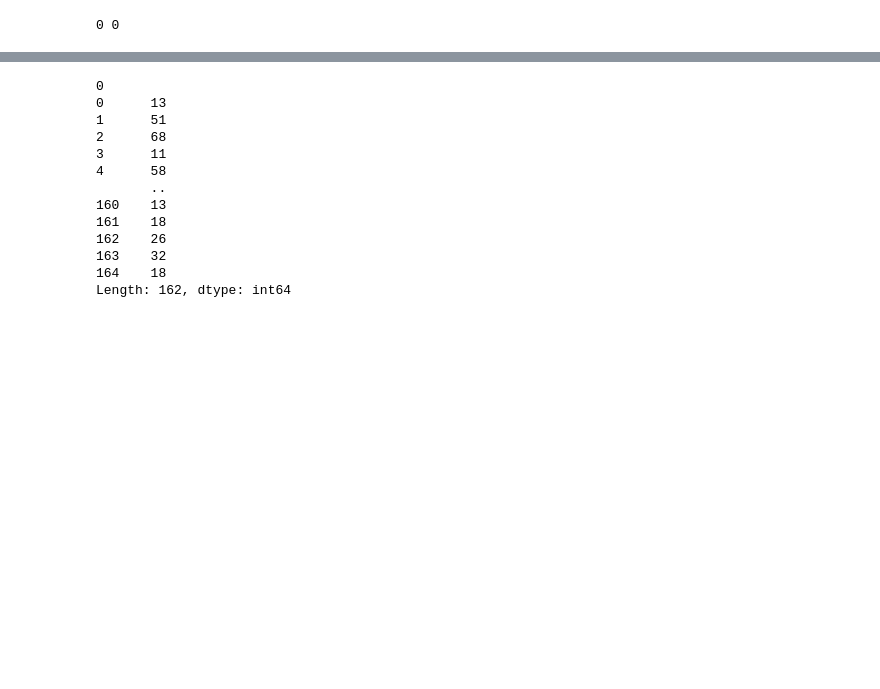
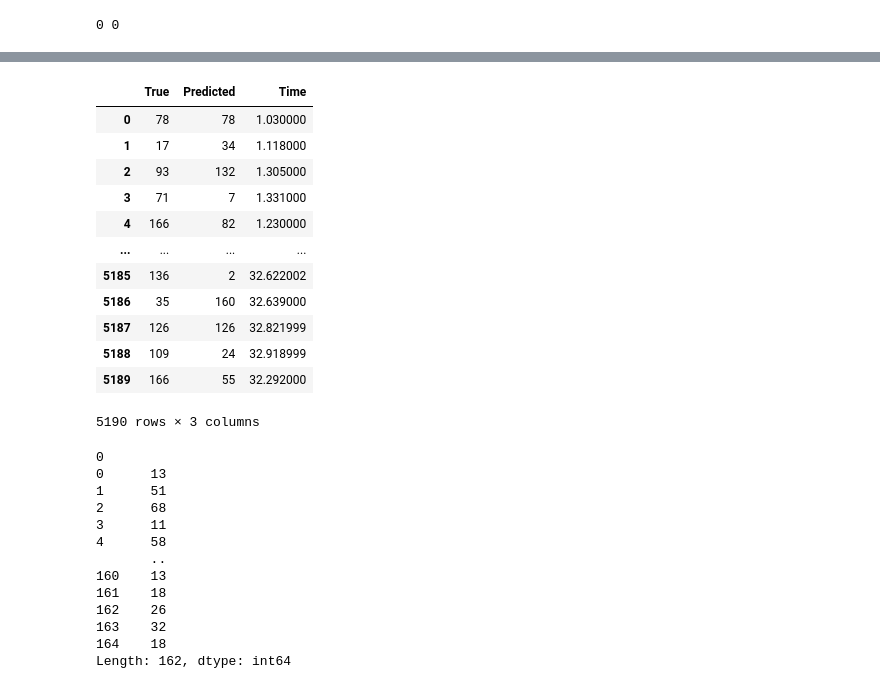
Before and after one commit to a-antoniades/neuroformer_, a Jupyter notebook: analyze_onecombo_vit.ipynb, the cells around one changed output, grey strips where cells are left out. Cells and saved outputs as stored; diff of their text form; code cells hidden in the pictures; blank space fills up the shorter version.

```diff
--- a/analyze_onecombo_vit.ipynb
+++ b/analyze_onecombo_vit.ipynb
@@ -37,9 +38,8 @@ set_seed(25)
 
 from SpikeVidUtils import image_dataset
 
-train_path = parent_path + "/data/OneCombo3/stimuli/"
-video_stack = [skimage.io.imread(vid) for vid in glob.glob(train_path + '/*.tif')][::-1]
-print(glob.glob(train_path + '/*.tif')[::-1])
+train_path = "/Users/aantoniades/projects/slab/neuroformer/data/OneCombo3/stimuli"
+video_stack = [skimage.io.imread(vid) for vid in im_path]
 video_stack = np.concatenate(video_stack, axis=0, dtype=np.float32)
 
 # video_stack = skimage.io.imread("/home/antonis/projects/slab/git/slab/transformer_exp/code/data/OneCombo3/stimuli/Combined Stimuli 3-grating.tif")
@@ -215,7 +214,8 @@ loader = DataLoader(test_dataset, shuffle=False, pin_memory=False,
 
 # device = torch.cuda.current_device()
 # model = model.to(device)
-model.load_state_dict(torch.load(parent_path +  "/transformer_vid3/runs/models/12-14-21-23:44-e:17-b:650-l:8-h:4-ne:256-higher_order.pt"))
+model.load_state_dict(torch.load("/Users/aantoniades/Downloads/01-04-22-11-35-e-21-b-650-l-8-h-8-ne-256-higher_order.pt",
+                                 map_location=torch.device('cpu')))
 
 """
 
@@ -237,7 +237,7 @@ it in loss, here it is included in loss and predictions.
 # true, predicted = predict_raster(model, loader)
 
 # true, predicted = predict_beam_search(model, loader, stoi)
-true, predicted, true_timing = predict_raster_recursive(model, loader, stoi, sample=True, top_k=15, gpu=True, frame_end=frame_block_size, get_dt=True)
+true, predicted, true_timing = predict_raster_recursive(model, loader, stoi, sample=True, top_k=15, gpu=False, frame_end=frame_block_size, get_dt=True)
 # true, predicted = predict_raster_hungarian(model, loader)
 # true, predicted, true_timing = predict_raster(model, loader, gpu=True, frame_end=frame_block_size, get_dt=True)
 
@@ -251,3 +291,19 @@ df_pred = pd.DataFrame({'True':true, 'Predicted':predicted, 'Time':true_timing})
+# %%
+df_pred
+# %% [output]
+|  | True | Predicted | Time |
+| 0 | 78 | 78 | 1.030000 |
+| 1 | 17 | 34 | 1.118000 |
+| 2 | 93 | 132 | 1.305000 |
+| 3 | 71 | 7 | 1.331000 |
+| 4 | 166 | 82 | 1.230000 |
+| ... | ... | ... | ... |
+| 5185 | 136 | 2 | 32.622002 |
+| 5186 | 35 | 160 | 32.639000 |
+| 5187 | 126 | 126 | 32.821999 |
+| 5188 | 109 | 24 | 32.918999 |
+| 5189 | 166 | 55 | 32.292000 |
+5190 rows × 3 columns
 # %%
 def plot_this(true_df, predicted_df):
     plt.figure(figsize=(30,20))
```
Also changed, not shown: parts of 8 cells of this notebook, 5 other files.
